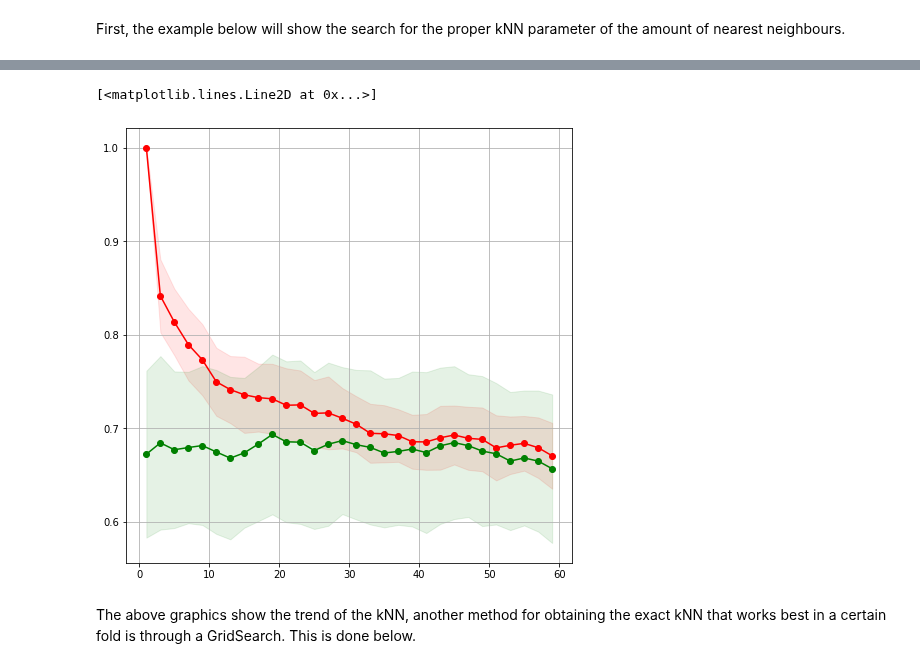
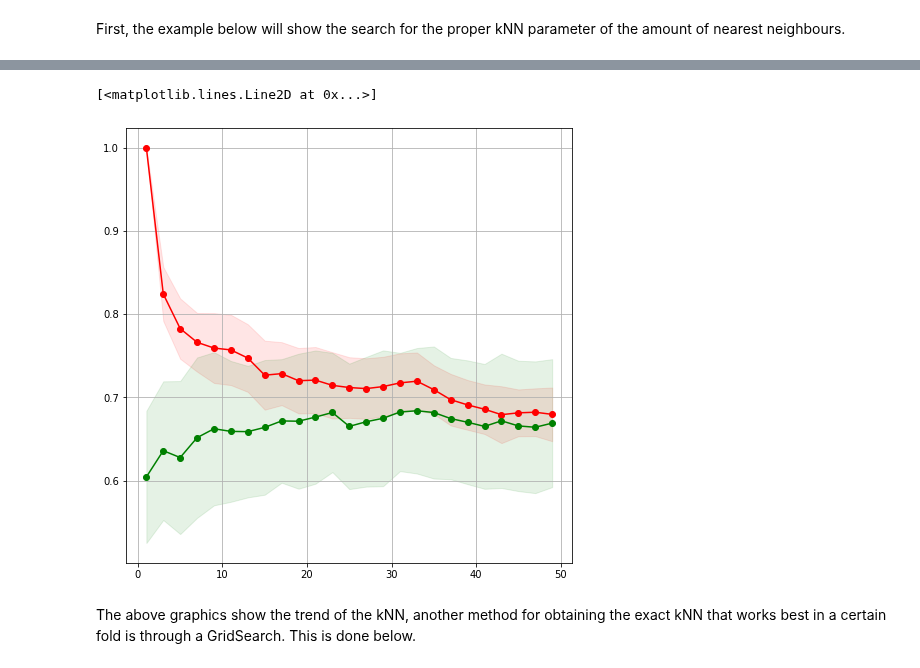
Before and after one commit to puckgroen/TM10007_PROJECT, a Jupyter notebook: assignment_knn.ipynb, the cells around one changed output, grey strips where cells are left out. Cells and saved outputs as stored; diff of their text form; code cells hidden in the pictures.

```diff
--- a/assignment_knn.ipynb
+++ b/assignment_knn.ipynb
@@ -89,6 +78,5 @@ def data_preprocessing_Uni(X_train, y_train, X_test, y_test):
 # %%
-# Loading of data
-from hn.load_data import load_data
+# Loading of the data
 
 data = load_data()
 print(f'The number of samples: {len(data.index)}')
@@ -96,15 +84,13 @@ print(f'The number of features: {len(data.columns)-1}')
 y_labels = data['label']
 del data['label']
 
-y = sklearn.preprocessing.label_binarize(y_labels, ['T12', 'T34']) # 0 now stands for T12 and 1 for T34
+y = preprocessing.label_binarize(y_labels, ['T12', 'T34'])
+# 0 stands for T12 and 1 for T34
 y = [i[0] for i in y]
 y = np.array(y)
 
 # Split data in a train and test set
-
-split_X_train, split_X_test, split_y_train, split_y_test = train_test_split(data, y,
-                                                    stratify=y,
-                                                    test_size=0.2)
+split_X_train, split_X_test, split_y_train, split_y_test = train_test_split(data, y, stratify=y, test_size=0.2)
 # %% [output]
 The number of samples: 113
 The number of features: 159
@@ -178,61 +166,65 @@ ax.plot(k_list, test_scores_mean, 'o-', color="g",
 # %%
+# kNN
+# Preprocessing: PCA
+# Applied on the training-validation data
 # Now, the kNN will be plotted for the scoring of the classifiers.
-k_list = list(range(1, 60, 2))
+
+k_list = list(range(1, 50, 2))
 all_train = []
-all_test = []
+all_validation = []
 for _ in range(0,20):
     for training_index, validation_index in cv_4fold.split(split_X_train, split_y_train):
         train_scores = []
-        test_scores = []
+        validation_scores = []
         X_validation = split_X_train.iloc[validation_index]
         y_validation = split_y_train[validation_index]
         X_train = split_X_train.iloc[training_index]
         y_train = split_y_train[training_index]
 
-        # Preprocessing
-        X_train_pca, X_validation_pca = data_preprocessing_PCA(X_train, X_validation)
+        # Preprocessing using PCA
+        X_train_pca, X_validation_pca = data_preprocessing_pca(X_train, X_validation)
 
         for k in k_list:
-            clf_knn = neighbors.KNeighborsClassifier(n_neighbors=k)
+            clf_knn = KNeighborsClassifier(n_neighbors=k)
             clf_knn.fit(X_train_pca, y_train)
+
             # Test the classifier on the training data and plot
-
             score_train = clf_knn.score(X_train_pca, y_train)
-            score_test = clf_knn.score(X_validation_pca, y_validation)
+            score_validation = clf_knn.score(X_validation_pca, y_validation)
 
             train_scores.append(score_train)
-            test_scores.append(score_test)
+            validation_scores.append(score_validation)
 
         all_train.append(train_scores)
-        all_test.append(test_scores)
+        all_validation.append(validation_scores)
 
 # Create numpy array of scores and calculate the mean and std
 all_train = np.array(all_train)
-all_test = np.array(all_test)
+all_validation = np.array(all_validation)
 
 train_scores_mean = all_train.mean(axis=0)
 train_scores_std = all_train.std(axis=0)
 
-test_scores_mean = all_test.mean(axis=0)
-test_scores_std = all_test.std(axis=0)
+validation_scores_mean = all_validation.mean(axis=0)
+validation_scores_std = all_validation.std(axis=0)
 
-# Plot the mean scores and the std as shading
+# Plot the learning curves (mean scores and the std as shading)
 fig = plt.figure(figsize=(8,8))
 ax = fig.add_subplot(111)
 ax.grid()
 ax.fill_between(k_list, train_scores_mean - train_scores_std,
                      train_scores_mean + train_scores_std, alpha=0.1,
                      color="r")
-ax.fill_between(k_list, test_scores_mean - test_scores_std,
-                     test_scores_mean + test_scores_std, alpha=0.1,
+ax.fill_between(k_list, validation_scores_mean - validation_scores_std,
+                     validation_scores_mean + validation_scores_std, alpha=0.1,
                      color="g")
 ax.plot(k_list, train_scores_mean, 'o-', color="r",
         label="Training score")
-ax.plot(k_list, test_scores_mean, 'o-', color="g",
-        label="Test score")
+ax.plot(k_list, validation_scores_mean, 'o-', color="g",
+        label="Validation score")
 # %% [output]
 [<matplotlib.lines.Line2D at 0x...>]
-[figure, old version]
+[figure, new version]
 # %% [markdown]
 The above graphics show the trend of the kNN, another method for obtaining the exact kNN that works best in a certain fold is through a GridSearch. This is done below.
 # %%
```
Also changed, not shown: parts of 10 cells of this notebook.
